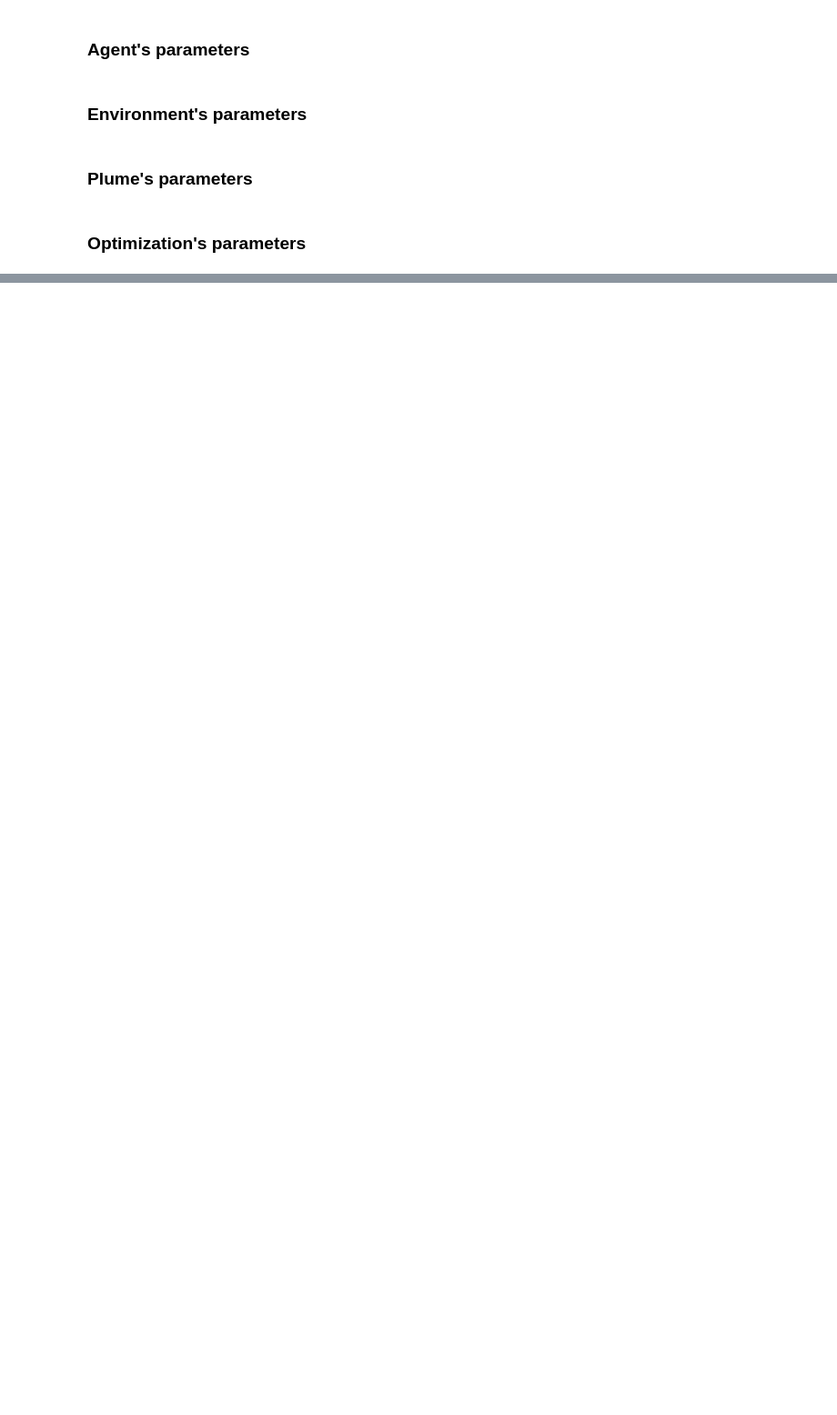
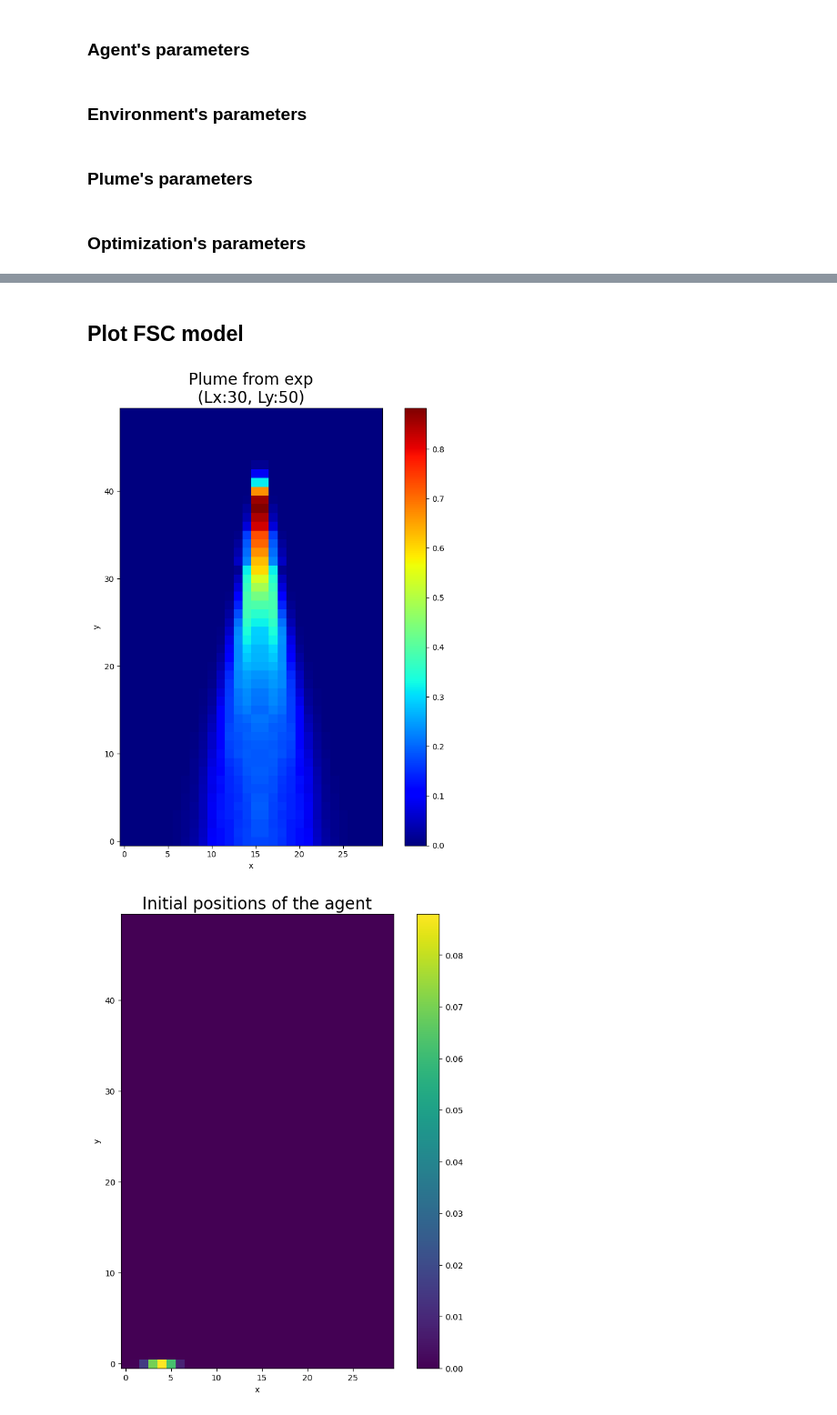
Before and after one commit to kyrellverano/Finite-Memory-Controller, a Jupyter notebook: FSC/FSC_NB/Optimize.ipynb, the cells around one changed output, grey strips where cells are left out. Shown at 91% size. Drawn from its saved outputs; the diff is of its cells as text; code cells hidden in the pictures; blank space fills up the shorter version.

```diff
--- a/FSC/FSC_NB/Optimize.ipynb
+++ b/FSC/FSC_NB/Optimize.ipynb
@@ -64,2 +82,4 @@ Using scipy solver
+# %%
+fsc_param = utils.parameters()
 # %% [markdown]
 ### Agent's parameters
@@ -823,0 +219,7 @@ Success Rate: 40.000%
+# %%
+overwrite_parameters = False
+input_filename = 'input.dat'
+
+if overwrite_parameters:
+    file_param = json.load(open(input_filename))
+    fsc_param.set_parameters(file_param)
@@ -823,0 +232,16 @@ Success Rate: 40.000%
+# %%
+# Print parameters
+utils.print_parameters(fsc_param,method,lib_solve_linear_system,device)
+# Create folder for saving results
+name_folder = utils.create_output_folder_name(fsc_param, method, lib_solve_linear_system)
+if output_folder != '':
+    name_folder = output_folder + '_' + name_folder
+os.makedirs(name_folder, exist_ok=True)
+print('Saving results in:\n{}'.format(name_folder))
+
+
+# Create file to save values
+f = open(name_folder+"/values.dat", "a")
+
+# Save parameters to file
+utils.save_parameters(fsc_param, name_folder)
@@ -823,0 +356,14 @@ Success Rate: 40.000%
+# %% [markdown]
+## Plot FSC model
+# %%
+# Plot the plume
+fsc_visual.plot_plume(data, fsc, show=True, save=True, save_path=name_folder)
+# Plot the initial positions of the agent
+fsc_visual.plot_rho(rho0, fsc, show=True, save=True, save_path=name_folder)
+# Plot the probability of the observations
+fsc_visual.plot_PObs_lim(PObs_lim, fsc, show=True, save=True, save_path=name_folder)
+# Plot the reward
+fsc_visual.plot_reward(RR_np, fsc, show=True, save=True, save_path=name_folder)
+# %% [output]
+[figure, added]
+[figure, added]
```
Also changed, not shown: parts of 51 cells of this notebook, 1 other file.
